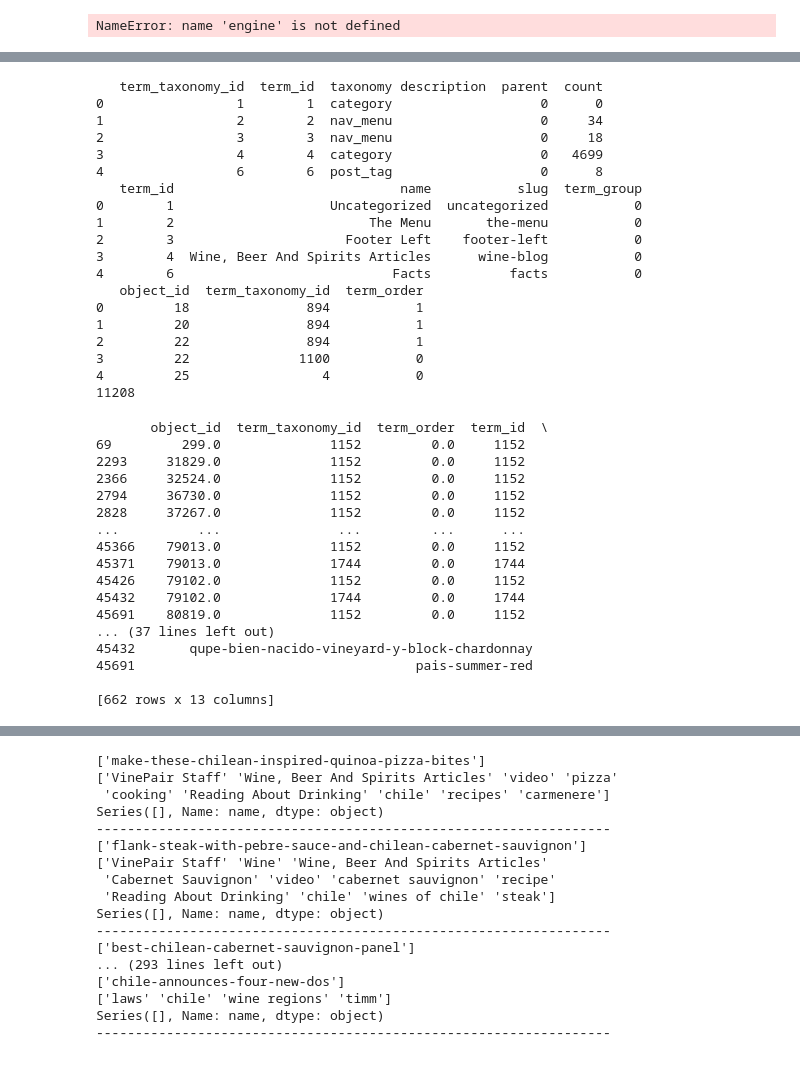
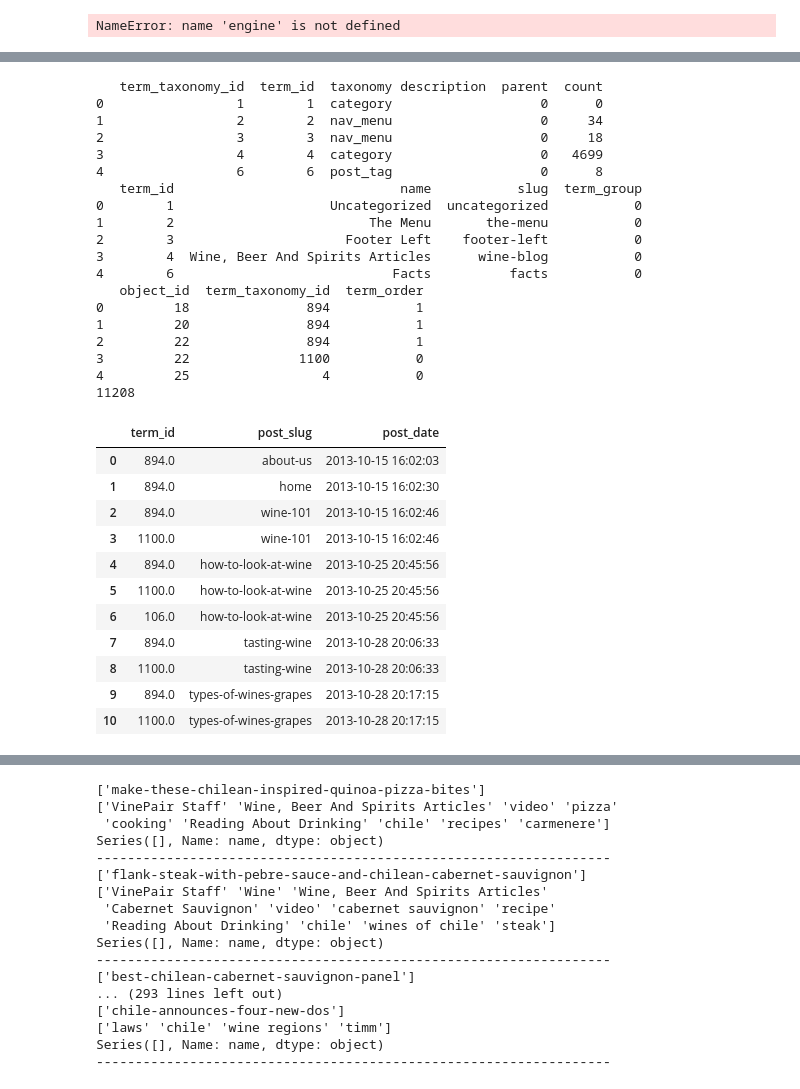
Before and after one commit to JocelynF/WineRegions, a Jupyter notebook: Testing Page Weights.ipynb, the cells around one changed output, grey strips where cells are left out. Cells and saved outputs as stored; diff of their text form; code cells hidden in the pictures.

```diff
--- a/Testing Page Weights.ipynb
+++ b/Testing Page Weights.ipynb
@@ -45,7 +58,6 @@ def make_query1(query):
 wp_tax = pd.read_sql("select * from wp_term_taxonomy;", dbconnect)
 wp_terms = pd.read_sql("select * from wp_terms;", dbconnect)
 wp_term_relat = pd.read_sql("select * from wp_term_relationships;", dbconnect)
-wp_term_relat = pd.read_sql("select slug from wp_term_relationships;", dbconnect)
 
 # ttypes = make_query("select * from ttype")
 # tindex = make_query("select * from tindex")
@@ -55,50 +85,43 @@ post_info = post_info.rename(columns={'ID': 'object_id', 'post_name': 'post_slug
 # %%
 print(wp_tax.head())
 print(wp_terms.head())
 print(wp_term_relat.head())
 
 
 wp = wp_tax.merge(wp_terms, on = 'term_id', how = 'outer')
 wp_pageterms = wp_term_relat.merge(wp, on = 'term_taxonomy_id', how = 'outer')
 print(wp_pageterms['object_id'].nunique())
-wp_pageterms = wp_pageterms.merge(post_info, on = 'object_id', how = 'inner')
+wp_pageterms = wp_pageterms.merge(post_info, on = 'object_id', how = 'outer')
+wp_pageterms.loc[:10, ['term_id', 'post_slug', 'post_date']]
 # %% [output]
    term_taxonomy_id  term_id  taxonomy description  parent  count
 0                 1        1  category                   0      0
 1                 2        2  nav_menu                   0     34
 2                 3        3  nav_menu                   0     18
 3                 4        4  category                   0   4699
 4                 6        6  post_tag                   0      8
    term_id                             name           slug  term_group
 0        1                    Uncategorized  uncategorized           0
 1        2                         The Menu       the-menu           0
 2        3                      Footer Left    footer-left           0
 3        4  Wine, Beer And Spirits Articles      wine-blog           0
 4        6                            Facts          facts           0
    object_id  term_taxonomy_id  term_order
 0         18               894           1
 1         20               894           1
 2         22               894           1
 3         22              1100           0
 4         25                 4           0
 11208
+|  | term_id | post_slug | post_date |
+| 0 | 894.0 | about-us | 2013-10-15 16:02:03 |
+| 1 | 894.0 | home | 2013-10-15 16:02:30 |
+| 2 | 894.0 | wine-101 | 2013-10-15 16:02:46 |
+| 3 | 1100.0 | wine-101 | 2013-10-15 16:02:46 |
+| 4 | 894.0 | how-to-look-at-wine | 2013-10-25 20:45:56 |
+| 5 | 1100.0 | how-to-look-at-wine | 2013-10-25 20:45:56 |
+| 6 | 106.0 | how-to-look-at-wine | 2013-10-25 20:45:56 |
+| 7 | 894.0 | tasting-wine | 2013-10-28 20:06:33 |
+| 8 | 1100.0 | tasting-wine | 2013-10-28 20:06:33 |
+| 9 | 894.0 | types-of-wines-grapes | 2013-10-28 20:17:15 |
+| 10 | 1100.0 | types-of-wines-grapes | 2013-10-28 20:17:15 |
-# %%
-print(wp_pageterms[wp_pageterms['name']=='Chardonnay'])
-# %% [output]
-       object_id  term_taxonomy_id  term_order  term_id  \
-69         299.0              1152         0.0     1152
-2293     31829.0              1152         0.0     1152
-2366     32524.0              1152         0.0     1152
-2794     36730.0              1152         0.0     1152
-2828     37267.0              1152         0.0     1152
-...          ...               ...         ...      ...
-45366    79013.0              1152         0.0     1152
-45371    79013.0              1744         0.0     1744
-45426    79102.0              1152         0.0     1152
-45432    79102.0              1744         0.0     1744
-45691    80819.0              1152         0.0     1152
-... (37 lines left out)
-45432       qupe-bien-nacido-vineyard-y-block-chardonnay
-45691                                    pais-summer-red
-
-[662 rows x 13 columns]
```
Also changed, not shown: parts of 11 cells of this notebook.
